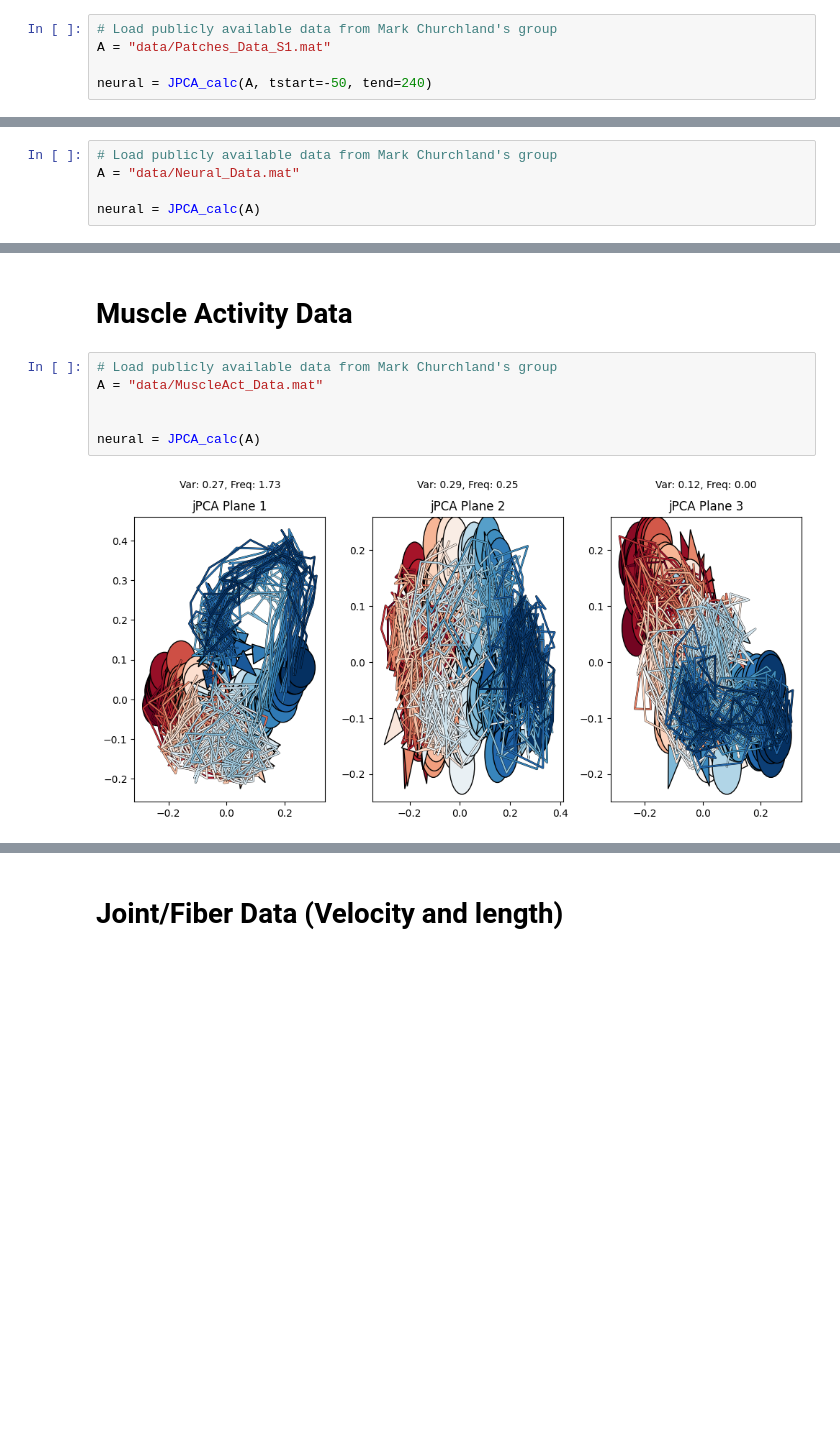
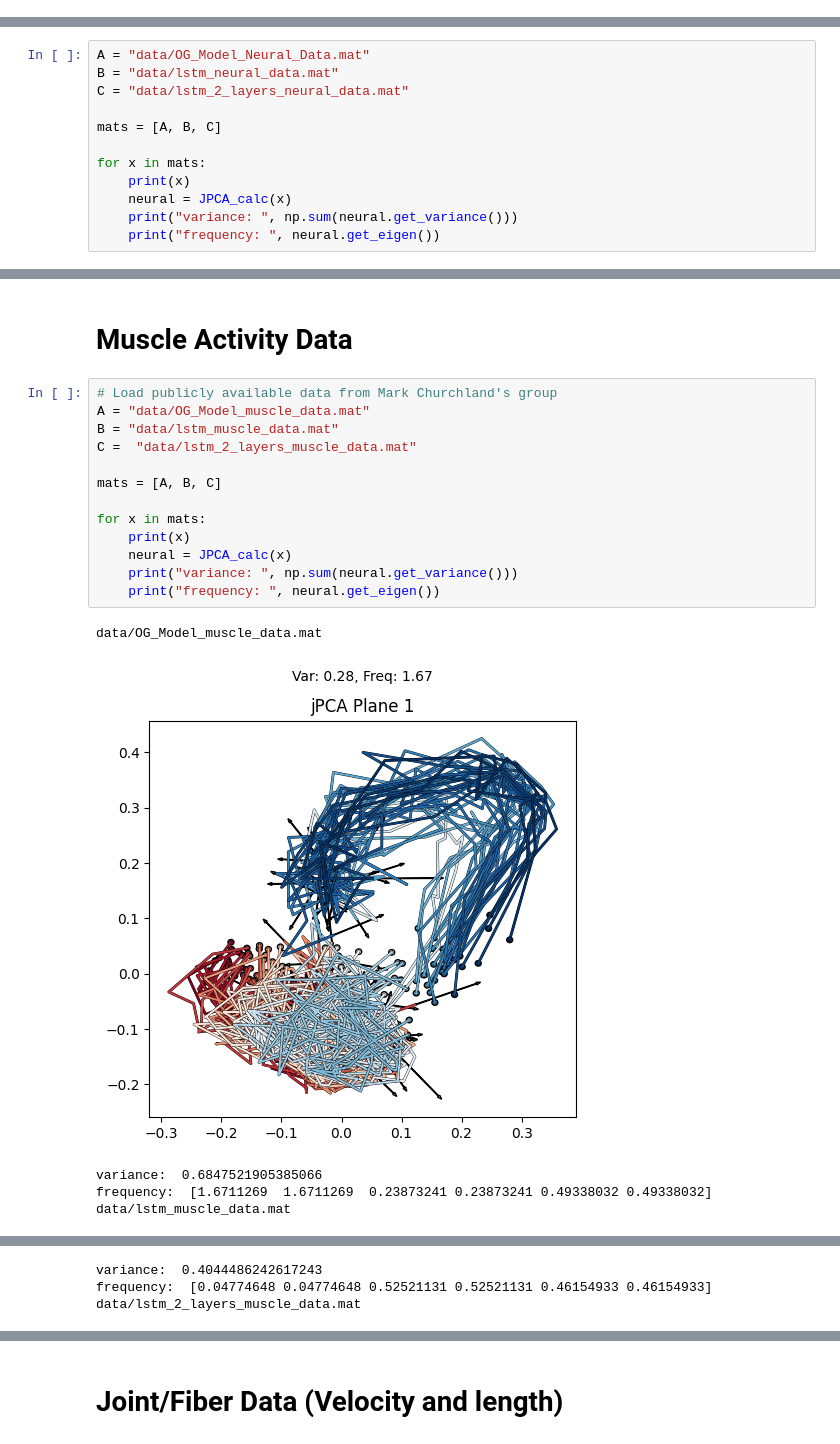
Before and after one commit to ElyasYassin/jPCA, a Jupyter notebook: examples/simple_jPCA_example.ipynb, the cells around one changed output, grey strips where cells are left out. Saved outputs shown, nothing was run; the diff lists cells and outputs as text; blank space fills up the shorter version.

Commit message:
LSTM model data + MLP model data

```diff
--- a/examples/simple_jPCA_example.ipynb
+++ b/examples/simple_jPCA_example.ipynb
@@ -68,5 +65,0 @@ class JPCA_calc:
-# %%
-# Load publicly available data from Mark Churchland's group
-A = "data/Patches_Data_S1.mat"
-
-neural = JPCA_calc(A, tstart=-50, tend=240)
@@ -75,7 +66,2 @@ neural = JPCA_calc(A, tstart=-50, tend=240)
 # %% [markdown]
 # Neural Data
-# %%
-# Load publicly available data from Mark Churchland's group
-A = "data/Neural_Data.mat"
-
-neural = JPCA_calc(A)
@@ -83,0 +68,12 @@ neural = JPCA_calc(A)
+# %%
+A = "data/OG_Model_Neural_Data.mat"
+B = "data/lstm_neural_data.mat"
+C = "data/lstm_2_layers_neural_data.mat"
+
+mats = [A, B, C]
+
+for x in mats:
+    print(x)
+    neural = JPCA_calc(x)
+    print("variance: ", np.sum(neural.get_variance()))
+    print("frequency: ", neural.get_eigen())
@@ -85,9 +94,20 @@ neural = JPCA_calc(A)
 # Muscle Activity Data
 # %%
 # Load publicly available data from Mark Churchland's group
-A = "data/MuscleAct_Data.mat"
+A = "data/OG_Model_muscle_data.mat"
+B = "data/lstm_muscle_data.mat"
+C =  "data/lstm_2_layers_muscle_data.mat"
 
+mats = [A, B, C]
 
-neural = JPCA_calc(A)
+for x in mats:
+    print(x)
+    neural = JPCA_calc(x)
+    print("variance: ", np.sum(neural.get_variance()))
+    print("frequency: ", neural.get_eigen())
 # %% [output]
+data/OG_Model_muscle_data.mat
-[figure, old version]
+[figure, new version]
+variance:  0.6847521905385066
+frequency:  [1.6711269  1.6711269  0.23873241 0.23873241 0.49338032 0.49338032]
+data/lstm_muscle_data.mat
@@ -93,0 +115,3 @@ neural = JPCA_calc(A)
+variance:  0.4044486242617243
+frequency:  [0.04774648 0.04774648 0.52521131 0.52521131 0.46154933 0.46154933]
+data/lstm_2_layers_muscle_data.mat
```
Also changed, not shown: parts of 11 cells of this notebook, 51 other files.
